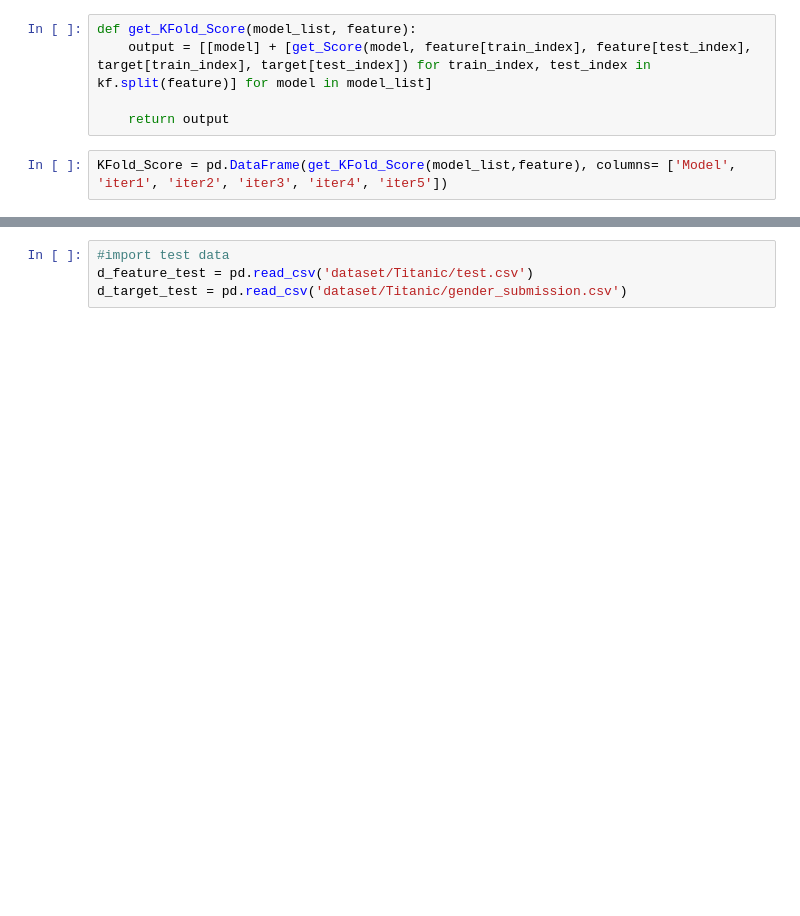
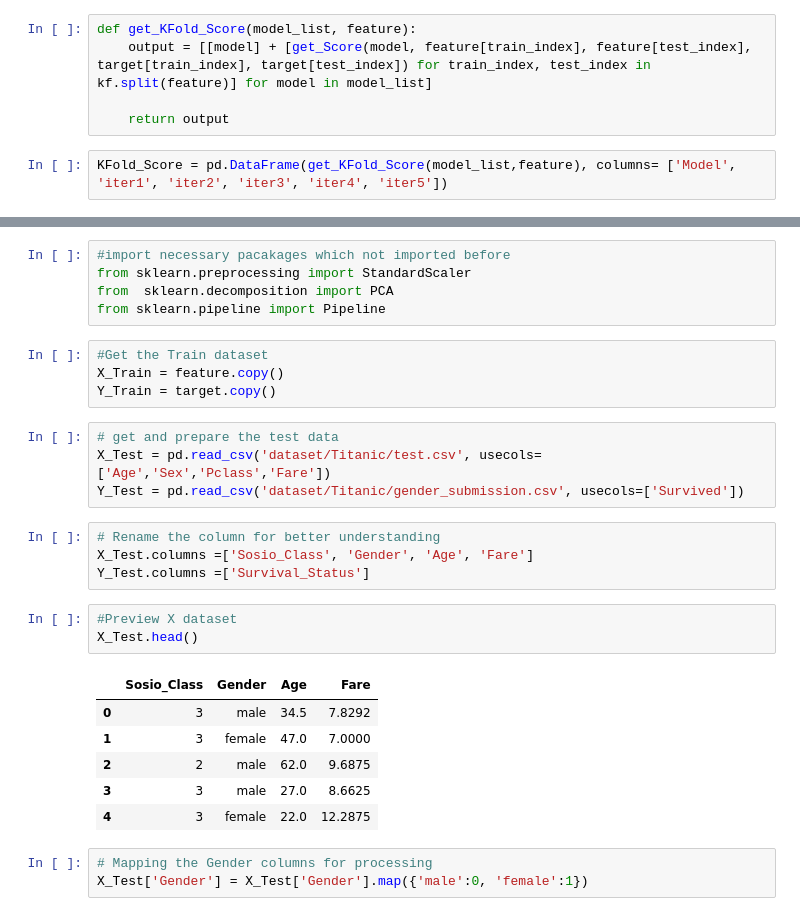
Before and after one commit to AR-Mustakim/replay-ML-basic, a Jupyter notebook: Learn_with_titanic_dataset.ipynb, the cells around one changed output, grey strips where cells are left out. Saved outputs shown, nothing was run; the diff lists cells and outputs as text; blank space fills up the shorter version.

```diff
--- a/Learn_with_titanic_dataset.ipynb
+++ b/Learn_with_titanic_dataset.ipynb
@@ -387,5 +407,31 @@ FOR THE TEST DATA
+# %%
+#import necessary pacakages which not imported before
+from sklearn.preprocessing import StandardScaler
+from  sklearn.decomposition import PCA
+from sklearn.pipeline import Pipeline
+# %%
+#Get the Train dataset
+X_Train = feature.copy()
+Y_Train = target.copy()
 # %%
-#import test data
-d_feature_test = pd.read_csv('dataset/Titanic/test.csv')
-d_target_test = pd.read_csv('dataset/Titanic/gender_submission.csv')
+# get and prepare the test data
+X_Test = pd.read_csv('dataset/Titanic/test.csv', usecols=['Age','Sex','Pclass','Fare'])
+Y_Test = pd.read_csv('dataset/Titanic/gender_submission.csv', usecols=['Survived'])
+# %%
+# Rename the column for better understanding
+X_Test.columns =['Sosio_Class', 'Gender', 'Age', 'Fare']
+Y_Test.columns =['Survival_Status']
+# %%
+#Preview X dataset
+X_Test.head()
+# %% [output]
+|  | Sosio_Class | Gender | Age | Fare |
+| 0 | 3 | male | 34.5 | 7.8292 |
+| 1 | 3 | female | 47.0 | 7.0000 |
+| 2 | 2 | male | 62.0 | 9.6875 |
+| 3 | 3 | male | 27.0 | 8.6625 |
+| 4 | 3 | female | 22.0 | 12.2875 |
+# %%
+# Mapping the Gender columns for processing
+X_Test['Gender'] = X_Test['Gender'].map({'male':0, 'female':1})
 # %%
```
Also changed, not shown: parts of 23 cells of this notebook.
